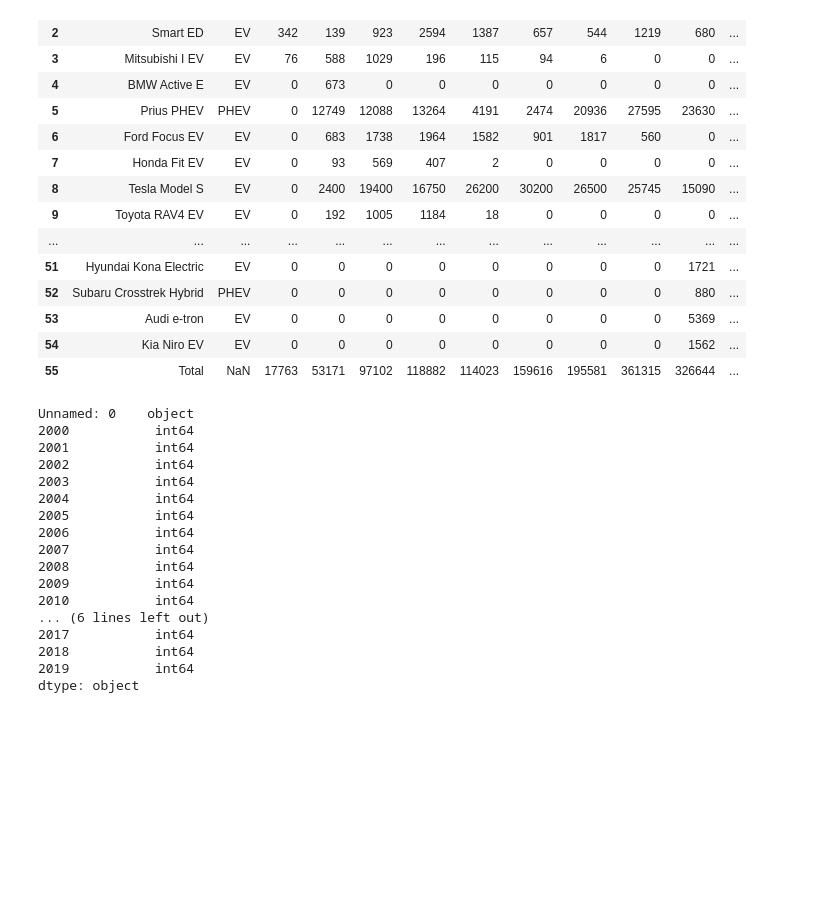
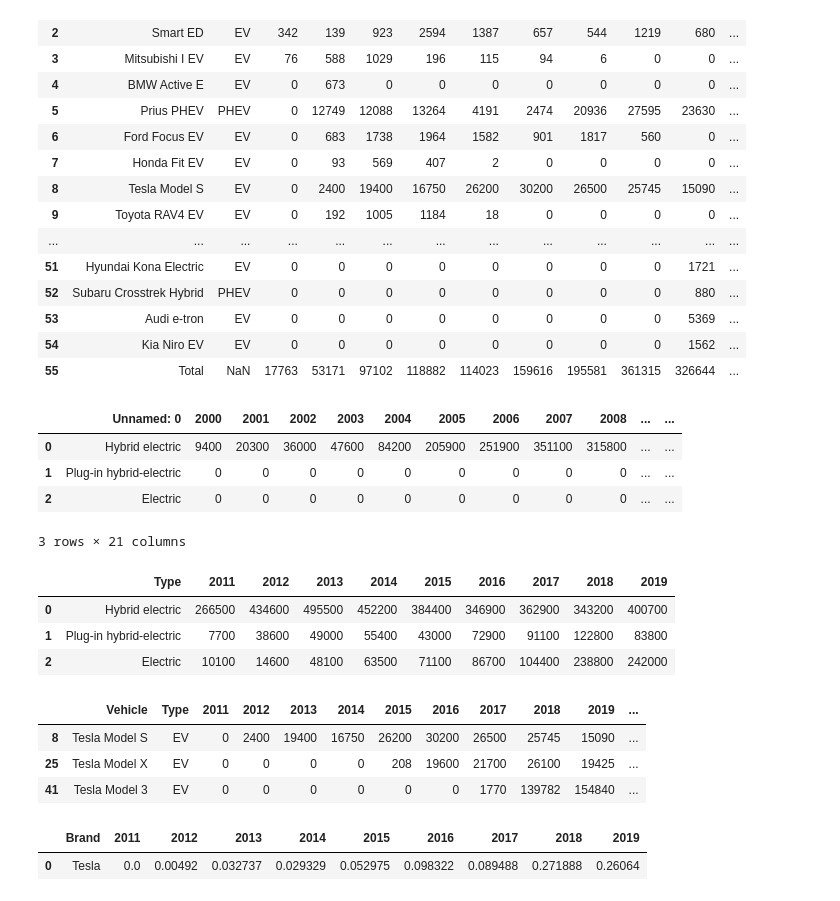
Before and after one commit to eddiexunyc/Final_Project_Group4, a Jupyter notebook: cleaning_data.ipynb, the cells around one changed output. Saved outputs shown, nothing was run; the diff lists cells and outputs as text; code cells hidden in the pictures; blank space fills up the shorter version.

Commit message:
updates jupyter notebook for cleaning data. cleaned both csv's as well as made a df to show teslas market share from 2011-2019

```diff
--- a/cleaning_data.ipynb
+++ b/cleaning_data.ipynb
@@ -26,23 +26,10 @@ model_sales_df
 # %%
 yearly_ev_sales = "static/data/ev_sales_yearly.csv"
 yearly_ev_df = pd.read_csv(yearly_ev_sales)
+yearly_ev_df
+# %% [output]
+|  | Unnamed: 0 | 2000 | 2001 | 2002 | 2003 | 2004 | 2005 | 2006 | 2007 | 2008 | ... | ... |
+| 0 | Hybrid electric | 9400 | 20300 | 36000 | 47600 | 84200 | 205900 | 251900 | 351100 | 315800 | ... | ... |
+| 1 | Plug-in hybrid-electric | 0 | 0 | 0 | 0 | 0 | 0 | 0 | 0 | 0 | ... | ... |
+| 2 | Electric | 0 | 0 | 0 | 0 | 0 | 0 | 0 | 0 | 0 | ... | ... |
+3 rows × 21 columns
-# %%
-yearly_ev_df.dtypes
-# %% [output]
-Unnamed: 0    object
-2000           int64
-2001           int64
-2002           int64
-2003           int64
-2004           int64
-2005           int64
-2006           int64
-2007           int64
-2008           int64
-2009           int64
-2010           int64
-... (6 lines left out)
-2017           int64
-2018           int64
-2019           int64
-dtype: object
@@ -48,0 +38,33 @@ dtype: object
+# %%
+yearly_ev_df_cleaned = yearly_ev_df2.drop(["2000", "2001", "2002", "2003", "2004", "2005",\
+                                           "2006", "2007", "2008", "2009", "2010"], axis = 1)
+yearly_ev_df_cleaned
+# %% [output]
+|  | Type | 2011 | 2012 | 2013 | 2014 | 2015 | 2016 | 2017 | 2018 | 2019 |
+| 0 | Hybrid electric | 266500 | 434600 | 495500 | 452200 | 384400 | 346900 | 362900 | 343200 | 400700 |
+| 1 | Plug-in hybrid-electric | 7700 | 38600 | 49000 | 55400 | 43000 | 72900 | 91100 | 122800 | 83800 |
+| 2 | Electric | 10100 | 14600 | 48100 | 63500 | 71100 | 86700 | 104400 | 238800 | 242000 |
+# %%
+tesla_sales_df = model_sales_df[model_sales_df.Vehicle.str.contains('tesla',case=False)]
+tesla_sales_df
+# %% [output]
+|  | Vehicle | Type | 2011 | 2012 | 2013 | 2014 | 2015 | 2016 | 2017 | 2018 | 2019 | ... |
+| 8 | Tesla Model S | EV | 0 | 2400 | 19400 | 16750 | 26200 | 30200 | 26500 | 25745 | 15090 | ... |
+| 25 | Tesla Model X | EV | 0 | 0 | 0 | 0 | 208 | 19600 | 21700 | 26100 | 19425 | ... |
+| 41 | Tesla Model 3 | EV | 0 | 0 | 0 | 0 | 0 | 0 | 1770 | 139782 | 154840 | ... |
+# %%
+tesla_market_share_data = {"Brand": "Tesla",\
+                           "2011": tesla_sales_df["2011"].sum()/yearly_ev_df_cleaned["2011"].sum(),\
+                          "2012": tesla_sales_df["2012"].sum()/yearly_ev_df_cleaned["2012"].sum(),\
+                          "2013": tesla_sales_df["2013"].sum()/yearly_ev_df_cleaned["2013"].sum(),\
+                          "2014": tesla_sales_df["2014"].sum()/yearly_ev_df_cleaned["2014"].sum(),\
+                          "2015": tesla_sales_df["2015"].sum()/yearly_ev_df_cleaned["2015"].sum(),\
+                          "2016": tesla_sales_df["2016"].sum()/yearly_ev_df_cleaned["2016"].sum(),\
+                          "2017": tesla_sales_df["2017"].sum()/yearly_ev_df_cleaned["2017"].sum(),\
+                          "2018": tesla_sales_df["2018"].sum()/yearly_ev_df_cleaned["2018"].sum(),\
+                          "2019": tesla_sales_df["2019"].sum()/yearly_ev_df_cleaned["2019"].sum()}
+tesla_market_share_df = pd.DataFrame(tesla_market_share_data, index=[0])
+tesla_market_share_df
+# %% [output]
+|  | Brand | 2011 | 2012 | 2013 | 2014 | 2015 | 2016 | 2017 | 2018 | 2019 |
+| 0 | Tesla | 0.0 | 0.00492 | 0.032737 | 0.029329 | 0.052975 | 0.098322 | 0.089488 | 0.271888 | 0.26064 |
```
Also changed, not shown: parts of 1 cell of this notebook.
